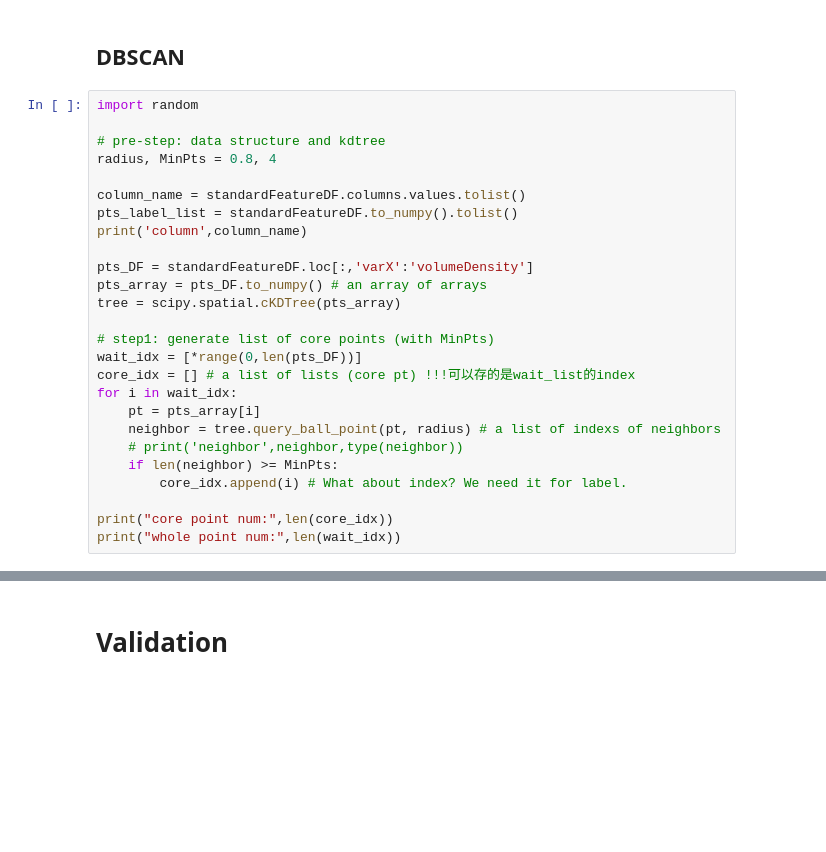
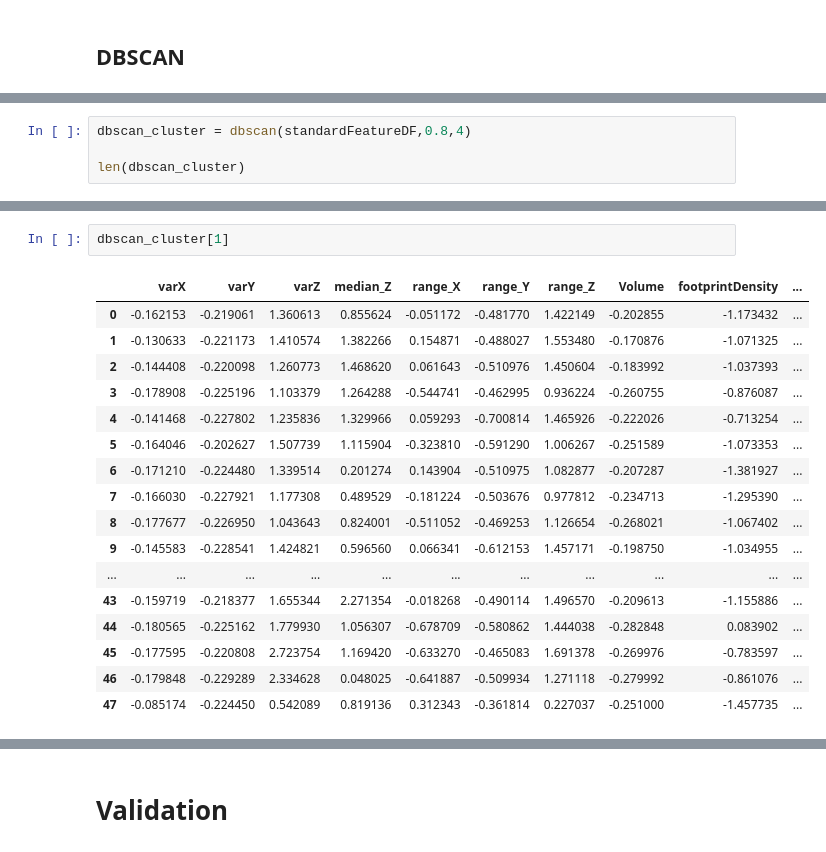
Before and after one commit to pratyush1611/GEO5017_Assignments, a Jupyter notebook: asg01.ipynb, the cells around one changed output, grey strips where cells are left out. Saved outputs shown, nothing was run; the diff lists cells and outputs as text; blank space fills up the shorter version.

```diff
--- a/asg01.ipynb
+++ b/asg01.ipynb
@@ -477,29 +493,3 @@ after {'node1': [398, 376, [373, 372, 384], [432, 407], [359, 322, 394, [334, 30
 | cluster 498 | NaN |
 # %% [markdown]
 ## DBSCAN
-# %%
-import random
-
-# pre-step: data structure and kdtree
-radius, MinPts = 0.8, 4
-
-column_name = standardFeatureDF.columns.values.tolist()
-pts_label_list = standardFeatureDF.to_numpy().tolist()
-print('column',column_name)
-
-pts_DF = standardFeatureDF.loc[:,'varX':'volumeDensity']
-pts_array = pts_DF.to_numpy() # an array of arrays
-tree = scipy.spatial.cKDTree(pts_array)
-
-# step1: generate list of core points (with MinPts)
-wait_idx = [*range(0,len(pts_DF))]
-core_idx = [] # a list of lists (core pt) !!!可以存的是wait_list的index
-for i in wait_idx:
-    pt = pts_array[i]
-    neighbor = tree.query_ball_point(pt, radius) # a list of indexs of neighbors
-    # print('neighbor',neighbor,type(neighbor))
-    if len(neighbor) >= MinPts:
-        core_idx.append(i) # What about index? We need it for label.
-
-print("core point num:",len(core_idx))
-print("whole point num:",len(wait_idx))
@@ -612,0 +569,4 @@ while len(core_pts) > 0:
+# %%
+dbscan_cluster = dbscan(standardFeatureDF,0.8,4)
+
+len(dbscan_cluster)
@@ -612,0 +591,20 @@ while len(core_pts) > 0:
+# %%
+dbscan_cluster[1]
+# %% [output]
+|  | varX | varY | varZ | median_Z | range_X | range_Y | range_Z | Volume | footprintDensity | ... |
+| 0 | -0.162153 | -0.219061 | 1.360613 | 0.855624 | -0.051172 | -0.481770 | 1.422149 | -0.202855 | -1.173432 | ... |
+| 1 | -0.130633 | -0.221173 | 1.410574 | 1.382266 | 0.154871 | -0.488027 | 1.553480 | -0.170876 | -1.071325 | ... |
+| 2 | -0.144408 | -0.220098 | 1.260773 | 1.468620 | 0.061643 | -0.510976 | 1.450604 | -0.183992 | -1.037393 | ... |
+| 3 | -0.178908 | -0.225196 | 1.103379 | 1.264288 | -0.544741 | -0.462995 | 0.936224 | -0.260755 | -0.876087 | ... |
+| 4 | -0.141468 | -0.227802 | 1.235836 | 1.329966 | 0.059293 | -0.700814 | 1.465926 | -0.222026 | -0.713254 | ... |
+| 5 | -0.164046 | -0.202627 | 1.507739 | 1.115904 | -0.323810 | -0.591290 | 1.006267 | -0.251589 | -1.073353 | ... |
+| 6 | -0.171210 | -0.224480 | 1.339514 | 0.201274 | 0.143904 | -0.510975 | 1.082877 | -0.207287 | -1.381927 | ... |
+| 7 | -0.166030 | -0.227921 | 1.177308 | 0.489529 | -0.181224 | -0.503676 | 0.977812 | -0.234713 | -1.295390 | ... |
+| 8 | -0.177677 | -0.226950 | 1.043643 | 0.824001 | -0.511052 | -0.469253 | 1.126654 | -0.268021 | -1.067402 | ... |
+| 9 | -0.145583 | -0.228541 | 1.424821 | 0.596560 | 0.066341 | -0.612153 | 1.457171 | -0.198750 | -1.034955 | ... |
+| ... | ... | ... | ... | ... | ... | ... | ... | ... | ... | ... |
+| 43 | -0.159719 | -0.218377 | 1.655344 | 2.271354 | -0.018268 | -0.490114 | 1.496570 | -0.209613 | -1.155886 | ... |
+| 44 | -0.180565 | -0.225162 | 1.779930 | 1.056307 | -0.678709 | -0.580862 | 1.444038 | -0.282848 | 0.083902 | ... |
+| 45 | -0.177595 | -0.220808 | 2.723754 | 1.169420 | -0.633270 | -0.465083 | 1.691378 | -0.269976 | -0.783597 | ... |
+| 46 | -0.179848 | -0.229289 | 2.334628 | 0.048025 | -0.641887 | -0.509934 | 1.271118 | -0.279992 | -0.861076 | ... |
+| 47 | -0.085174 | -0.224450 | 0.542089 | 0.819136 | 0.312343 | -0.361814 | 0.227037 | -0.251000 | -1.457735 | ... |
```
Also changed, not shown: parts of 21 cells of this notebook.
